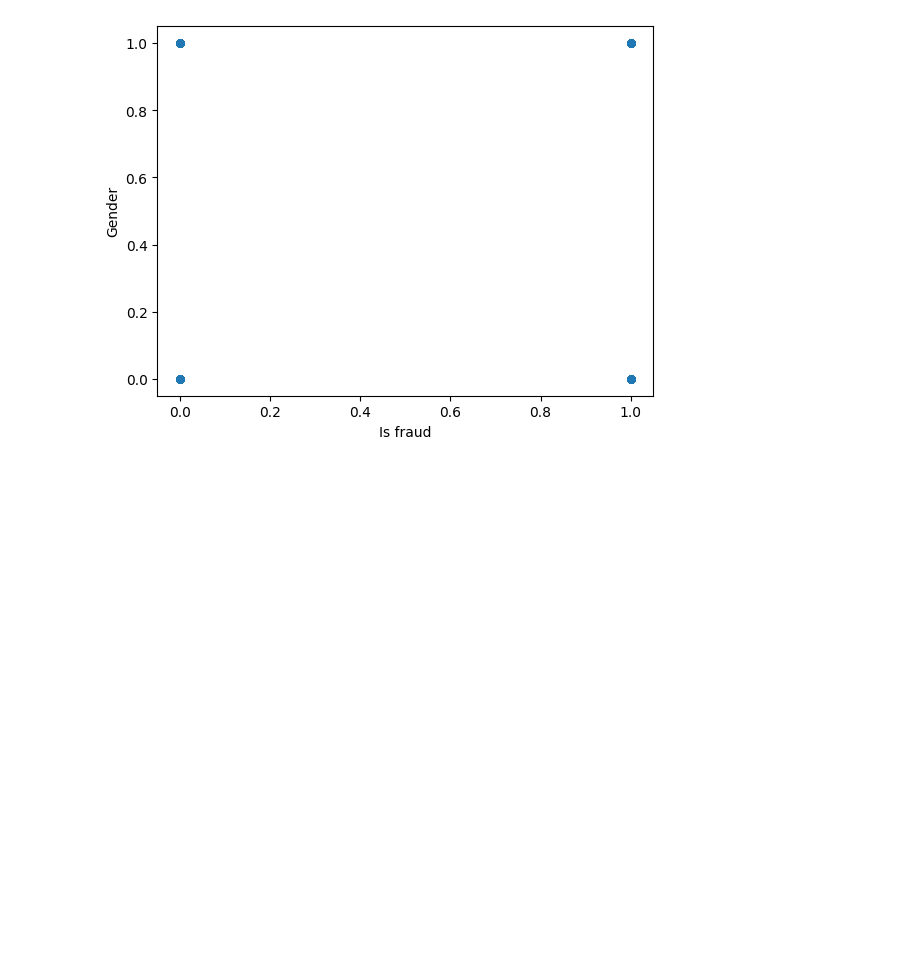
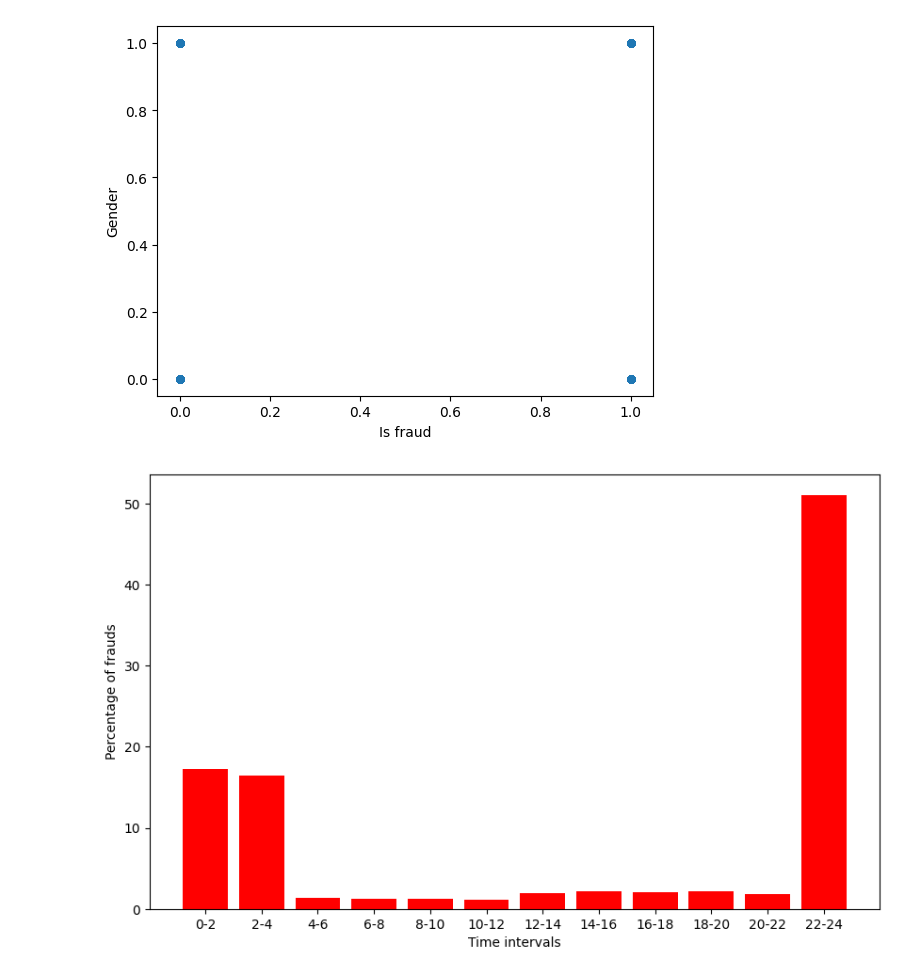
Before and after one commit to SenZmaKi/NyakaMwizi, a Jupyter notebook: nyakamwizi.ipynb, the cells around one changed output. Saved outputs shown, nothing was run; the diff lists cells and outputs as text; code cells hidden in the pictures; blank space fills up the shorter version.

Commit message:
feat: Add plot_distributions, plots categorical feature distributions in relation to whether fraud or not fraud

```diff
--- a/nyakamwizi.ipynb
+++ b/nyakamwizi.ipynb
@@ -51,11 +50,17 @@ def process_features(df: pd.DataFrame)->pd.DataFrame:
     new_df["year"] = new_df["trans_date_trans_time"].apply(lambda x: int(x.split("-")[0]))
     def process_time(time:str)->float:
         times = time.split(" ")[1].split(":")
-        return float(times[0])+float(times[1])/60
+        time_float = float(times[0])+float(times[1])/60
+        return time_float
+        #time_int = round(time_float)
+        #return time_int if time_int <=24 else 0
         #return float(times[0])+float(times[1])/60+float(times[2])/3600
     new_df["time"] = new_df["trans_date_trans_time"].apply(process_time)
     new_df.drop(columns=["trans_date_trans_time"], axis=1)
-    new_column_order = ["full_name", "gender", "age", "job", "lat", "long", "city_pop", "merch_name", "merch_lat", "merch_long", "amt", "category", "time", "dow", "dom", "month", "year", "is_fraud"]
+    new_df["time_interval"] = pd.cut(new_df["time"], bins=12)
+    new_df["amt_interval"] = pd.cut(new_df["amt"], bins=6)
+    new_df["age_interval"] = pd.cut(new_df["age"], bins=6)
+    new_column_order = ["full_name", "gender", "age", "age_interval", "job", "lat", "long", "city_pop", "merch_name", "merch_lat", "merch_long", "amt", "amt_interval", "category", "time", "time_interval", "dow", "dom", "month", "year", "is_fraud"]
     return new_df.reindex(columns=new_column_order)
 
 
@@ -195,3 +200,23 @@ plt.ylabel("Gender")
 plt.show()
 # %% [output]
 [figure]
+# %%
+def plot_distributions(df: pd.DataFrame, target_column: str, xlabel: str, ylabel: str, figsize: tuple, bar_color: str, intervals=True):
+    target_column_count = df.groupby([target_column]).size().reset_index(name="count")
+    target_column_count["percent"] = (target_column_count["count"]/target_column_count["count"].sum()*100)
+    #display(target_column_count)
+    plt.figure(figsize=figsize)
+    if intervals:
+        plt.bar([f"{round(interval.left)}-{round(interval.right)}" for interval in target_column_count[target_column]], target_column_count["percent"], color=bar_color)
+    else:
+        plt.bar(target_column_count[target_column], target_column_count["percent"], color=bar_color)
+
+    plt.xlabel(xlabel)
+    plt.ylabel(ylabel)
+    plt.show()
+# %%
+fraud_transactions = transactions_encoded[transactions_encoded["is_fraud"]==1]
+non_fraud_transactions = transactions_encoded[transactions_encoded["is_fraud"]==0]
+plot_distributions(fraud_transactions, "time_interval", "Time intervals", "Percentage of frauds", (10, 6), "r")
+# %% [output]
+[figure, added]
```
Also changed, not shown: parts of 7 cells of this notebook.
